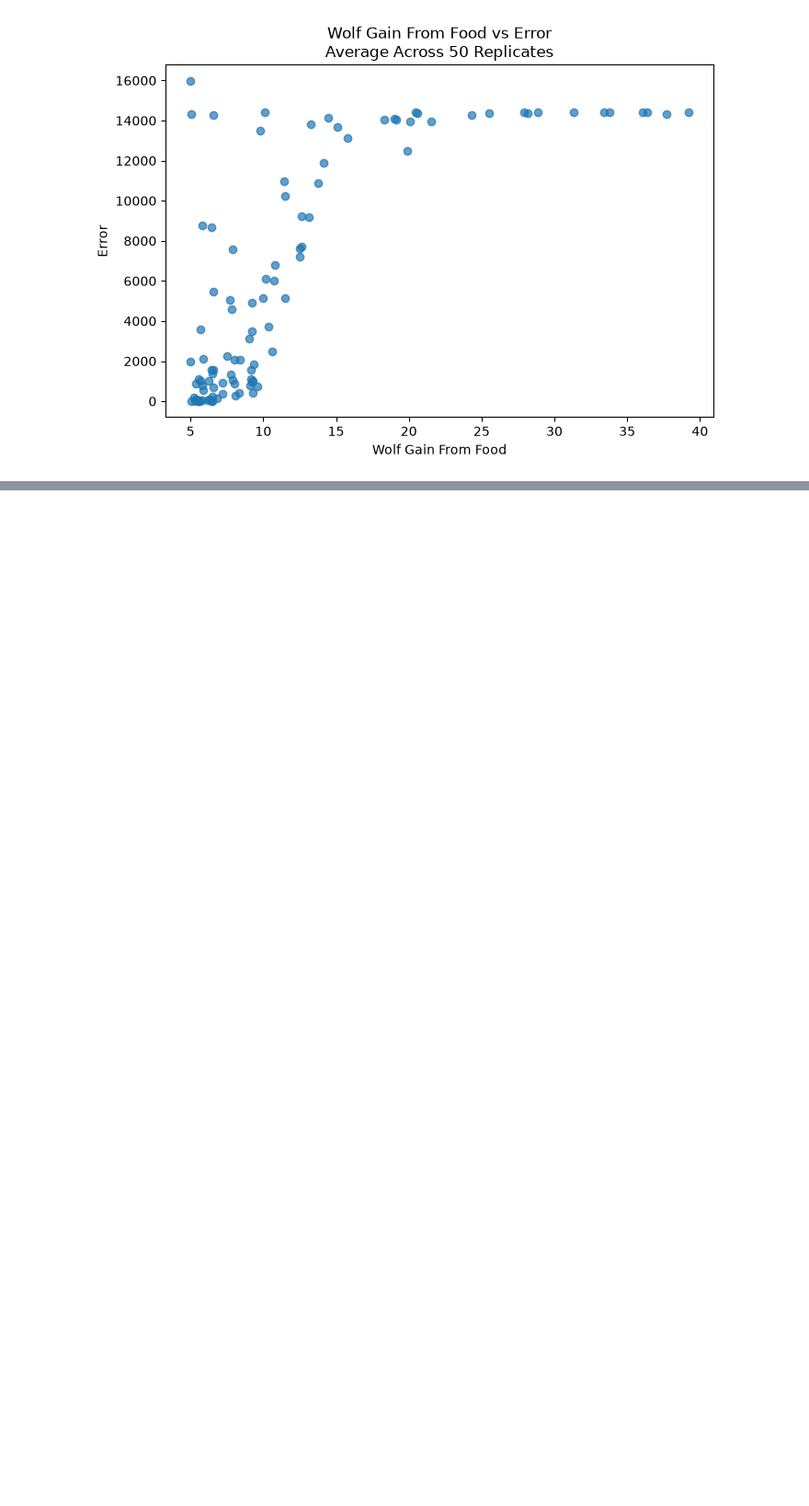
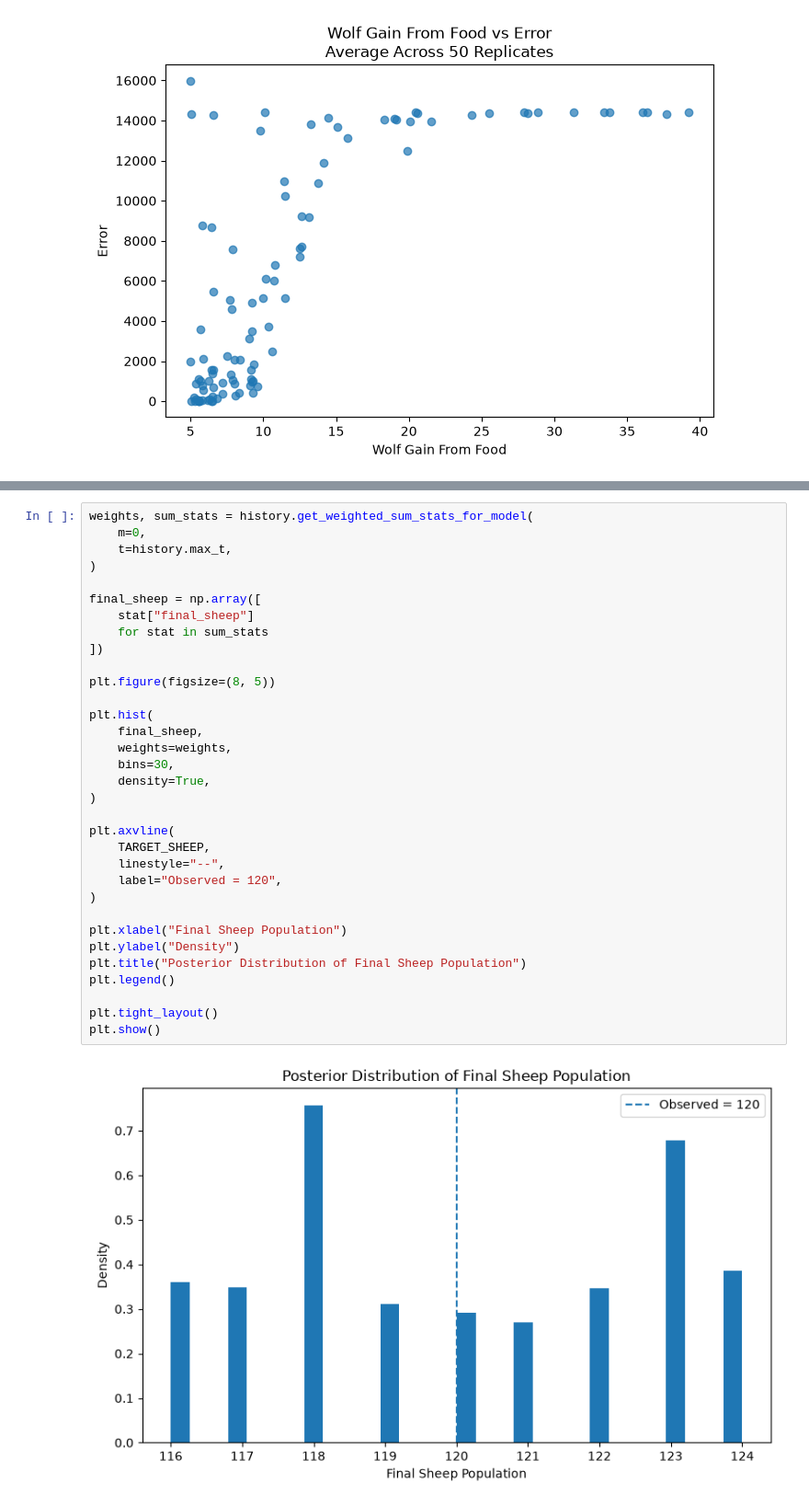
Before and after one commit to JBris/calibrating-abms-workshop, a Jupyter notebook: docs/source/workshop/2_notebooks/2_wolf_sheep_predation.ipynb, the cells around one changed output, grey strips where cells are left out. Shown at 92% size. Drawn from its saved outputs; the diff is of its cells as text; blank space fills up the shorter version.

```diff
--- a/docs/source/workshop/2_notebooks/2_wolf_sheep_predation.ipynb
+++ b/docs/source/workshop/2_notebooks/2_wolf_sheep_predation.ipynb
@@ -442,0 +694,35 @@ for param in param_cols:
+# %%
+weights, sum_stats = history.get_weighted_sum_stats_for_model(
+    m=0,
+    t=history.max_t,
+)
+
+final_sheep = np.array([
+    stat["final_sheep"]
+    for stat in sum_stats
+])
+
+plt.figure(figsize=(8, 5))
+
+plt.hist(
+    final_sheep,
+    weights=weights,
+    bins=30,
+    density=True,
+)
+
+plt.axvline(
+    TARGET_SHEEP,
+    linestyle="--",
+    label="Observed = 120",
+)
+
+plt.xlabel("Final Sheep Population")
+plt.ylabel("Density")
+plt.title("Posterior Distribution of Final Sheep Population")
+plt.legend()
+
+plt.tight_layout()
+plt.show()
+# %% [output]
+[figure, added]
```
Also changed, not shown: parts of 3 cells of this notebook, 2 other files.
